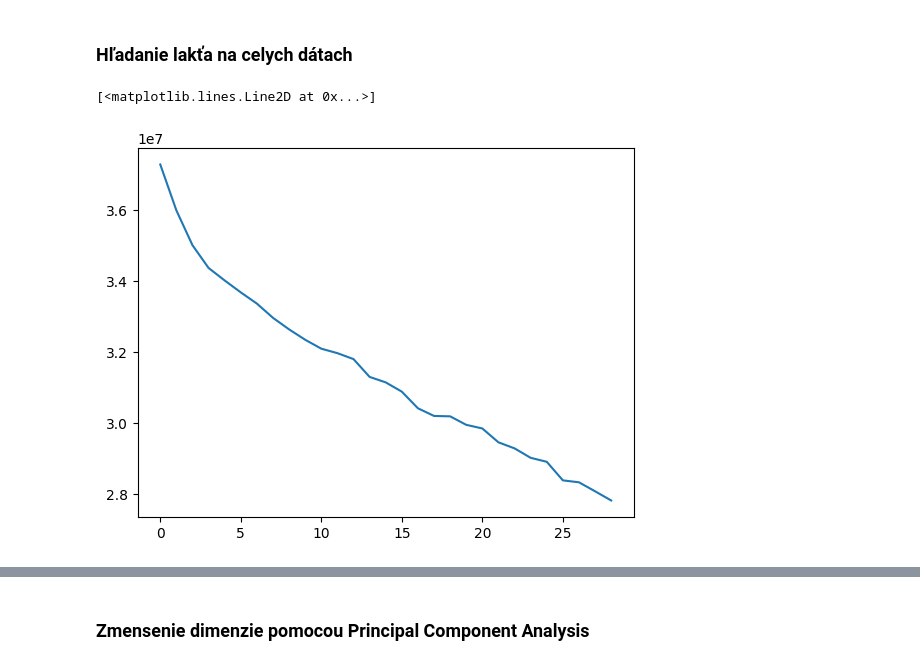
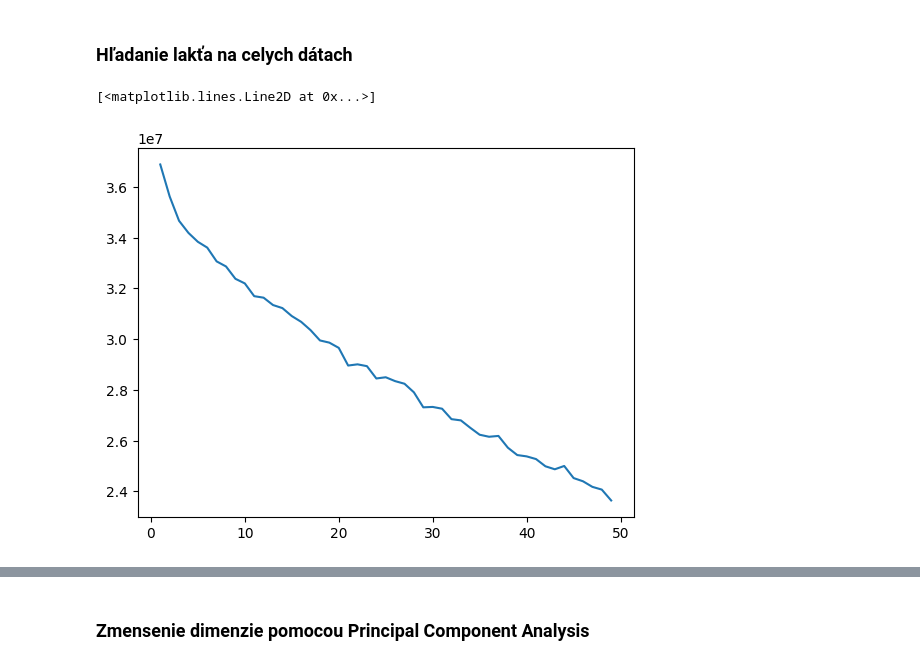
Before and after one commit to vikion/eigenfaces, a Jupyter notebook: PCA_orig_TrainSet.ipynb, the cells around one changed output, grey strips where cells are left out. Cells and saved outputs as stored; diff of their text form; code cells hidden in the pictures.

```diff
--- a/PCA_orig_TrainSet.ipynb
+++ b/PCA_orig_TrainSet.ipynb
@@ -36,12 +37,16 @@ plt.imshow(images[0])
 ### Priemerna tvar
 # %%
 avg_face = np.zeros(64*64)
+# vypocet suctu vsetkych tvari
 for face in images:
+    # zmena rozmerov, z fotografie na vektor
     face_vec = face.flatten()
-    #face_vec = face_vec.reshape(face_vec.shape[0], 1)
     avg_face += face_vec
 
-avg_face = avg_face/len(images)
+# vydelenie poctom pre ziskanie priemernej tvare
+avg_face = avg_face/len(faces)
+
+#vykreslenie priemernej tvare
 avg_face_img = avg_face.reshape(64, 64)
 plt.imshow(avg_face_img)
 # %% [output]
@@ -92,13 +99,16 @@ for name, face in face_vals.items():
 # %% [markdown]
 ### Hľadanie lakťa na celych dátach
 # %%
+# snaha najst "elbow" pre kmeans cize pocet kluster kde sa rychlosť poklesu chybu vyrazne spomaly
 iner = []
-for i in range(1,30):
-    kmeans = KMeans(n_clusters=i, random_state=3, algorithm="lloyd").fit(vals)
+rang = list(range(1,50))
+for i in rang:
+    kmeans = KMeans(n_clusters=i, random_state=3, algorithm="lloyd").fit(list(face_vals.values()))
     iner.append(kmeans.inertia_)
 
-plt.plot(iner)
+# vykreslenie valkosti chyby vzladok na pocet klustrov
+plt.plot(rang, iner)
 # %% [output]
 [<matplotlib.lines.Line2D at 0x...>]
-[figure, old version]
+[figure, new version]
 # %%
```
Also changed, not shown: parts of 17 cells of this notebook, 1 other file.
